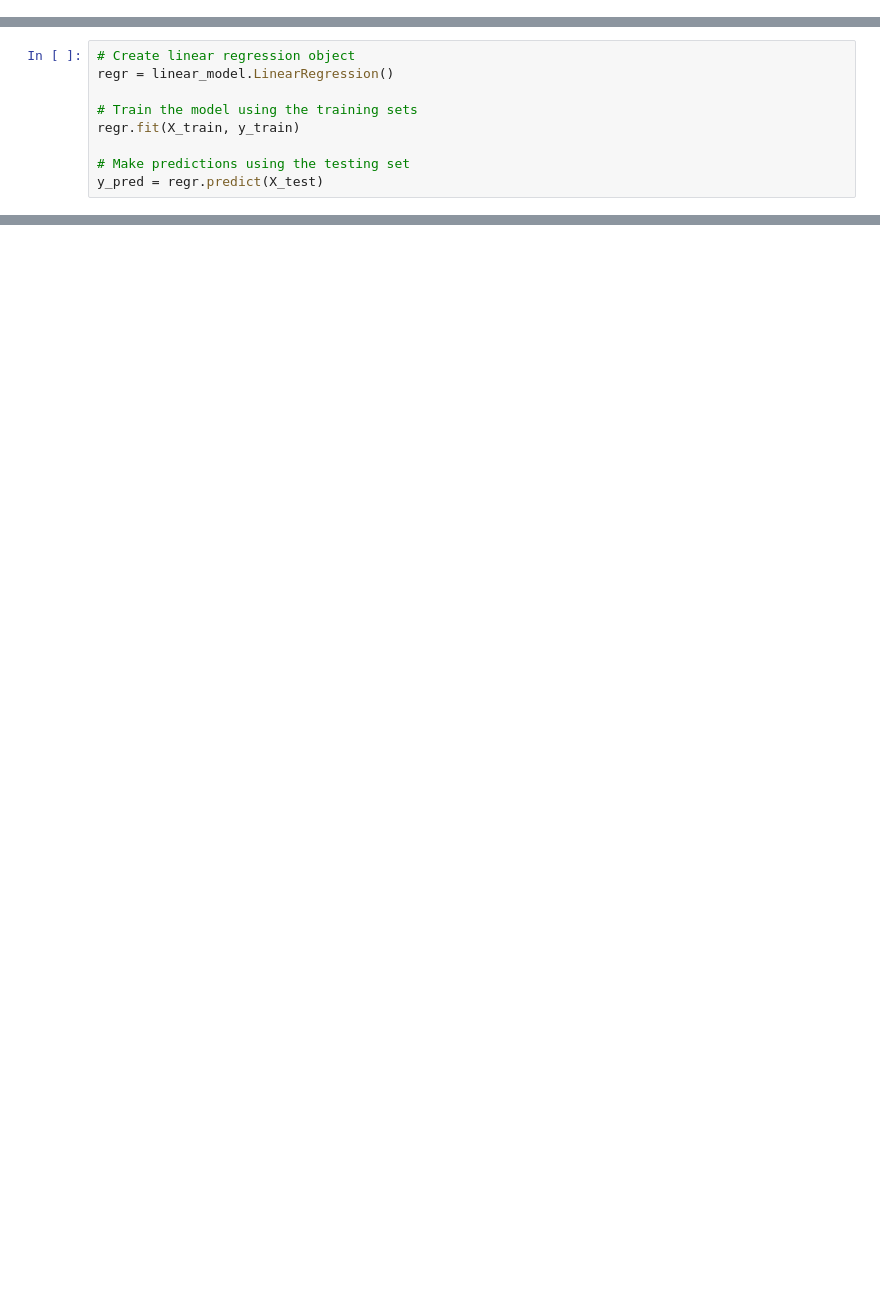
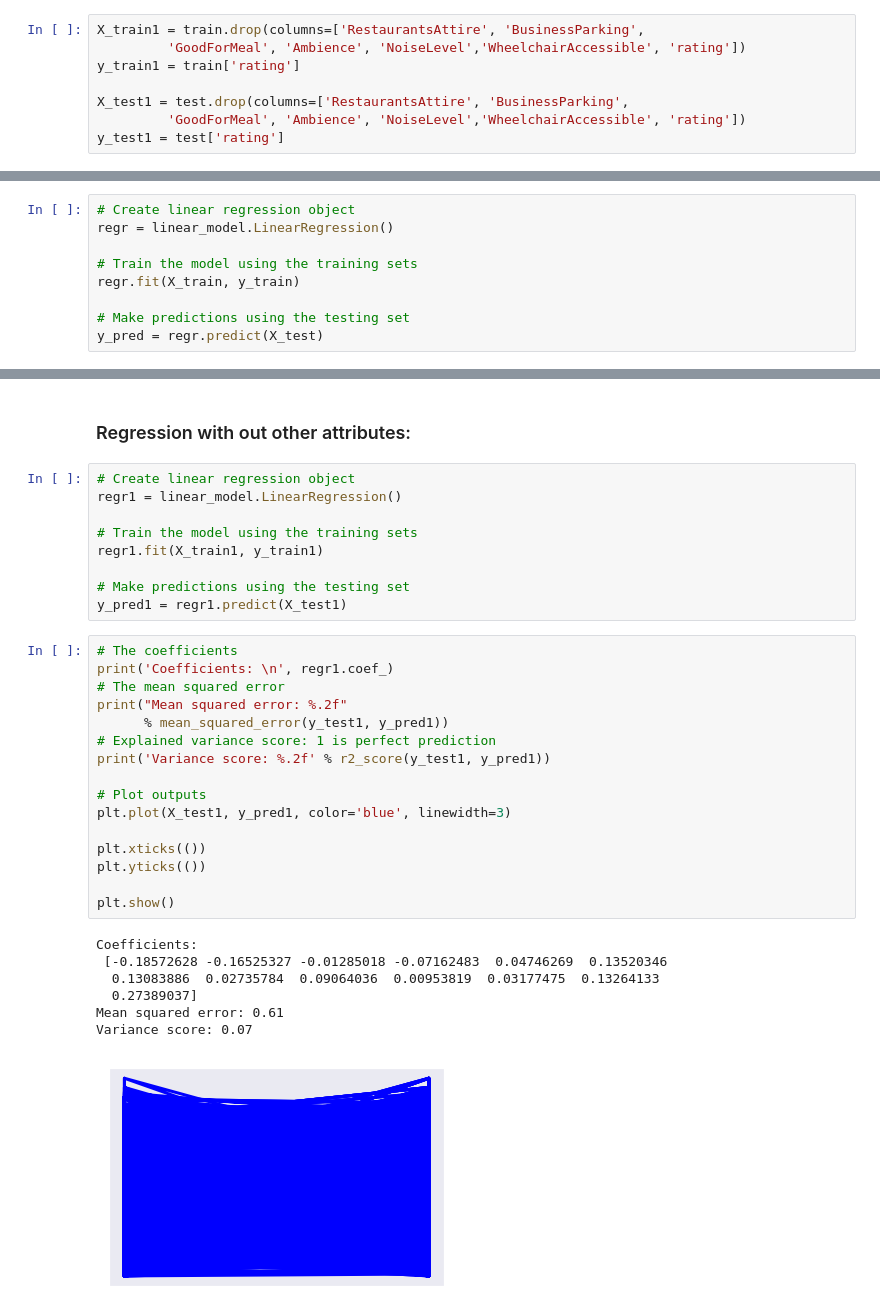
Before and after one commit to nirupampratap/fall2018cse6242, a Jupyter notebook: src/python/prashanth/attributes model.ipynb, the cells around one changed output, grey strips where cells are left out. Drawn from its saved outputs; the diff is of its cells as text; blank space fills up the shorter version.

```diff
--- a/src/python/prashanth/attributes model.ipynb
+++ b/src/python/prashanth/attributes model.ipynb
@@ -204,3 +231,11 @@ y_train = train['rating']
 
 X_test = test.loc[:, dframe.columns != 'rating']
 y_test = test['rating']
+# %%
+X_train1 = train.drop(columns=['RestaurantsAttire', 'BusinessParking',
+         'GoodForMeal', 'Ambience', 'NoiseLevel','WheelchairAccessible', 'rating'])
+y_train1 = train['rating']
+
+X_test1 = test.drop(columns=['RestaurantsAttire', 'BusinessParking',
+         'GoodForMeal', 'Ambience', 'NoiseLevel','WheelchairAccessible', 'rating'])
+y_test1 = test['rating']
@@ -248,3 +293,38 @@ BusinessParking
 BikeParking
 Caters
 WheelchairAccessible
+# %% [markdown]
+### Regression with out other attributes:
+# %%
+# Create linear regression object
+regr1 = linear_model.LinearRegression()
+
+# Train the model using the training sets
+regr1.fit(X_train1, y_train1)
+
+# Make predictions using the testing set
+y_pred1 = regr1.predict(X_test1)
+# %%
+# The coefficients
+print('Coefficients: \n', regr1.coef_)
+# The mean squared error
+print("Mean squared error: %.2f"
+      % mean_squared_error(y_test1, y_pred1))
+# Explained variance score: 1 is perfect prediction
+print('Variance score: %.2f' % r2_score(y_test1, y_pred1))
+
+# Plot outputs
+plt.plot(X_test1, y_pred1, color='blue', linewidth=3)
+
+plt.xticks(())
+plt.yticks(())
+
+plt.show()
+# %% [output]
+Coefficients:
+ [-0.18572628 -0.16525327 -0.01285018 -0.07162483  0.04746269  0.13520346
+  0.13083886  0.02735784  0.09064036  0.00953819  0.03177475  0.13264133
+  0.27389037]
+Mean squared error: 0.61
+Variance score: 0.07
+[figure, added]
```
Also changed, not shown: parts of 14 cells of this notebook.
